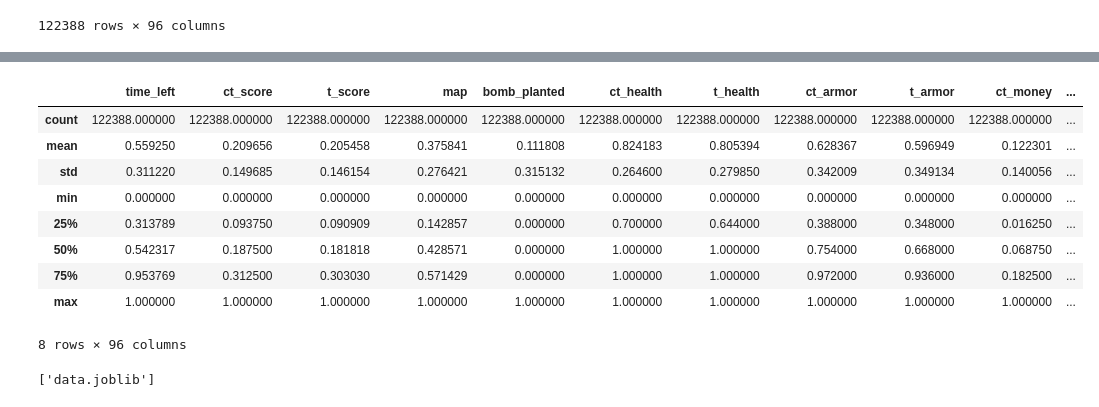
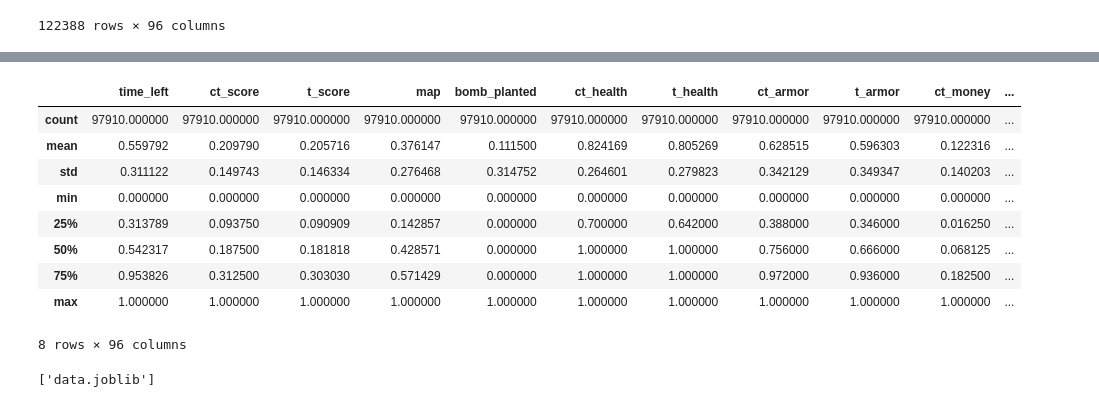
Before and after one commit to MATF-istrazivanje-podataka-1/2023_Data_Mining_Go_winner_Dataset, a Jupyter notebook: preprocessing_data.ipynb, the cells around one changed output, grey strips where cells are left out. Cells and saved outputs as stored; diff of their text form; code cells hidden in the pictures.

```diff
--- a/preprocessing_data.ipynb
+++ b/preprocessing_data.ipynb
@@ -79,5 +75,5 @@ False
 # %%
-Y = data['round_winner']
+y = data['round_winner']
 X = data.drop('round_winner', axis=1)
 feature_names = X.columns
 X.head()
@@ -128,6 +110,6 @@ Y.unique()
 # %% [output]
 array(['CT', 'T'], dtype=object)
 # %%
-Y.replace('CT', 0, inplace=True)
-Y.replace('T', 1, inplace=True)
+y.replace('CT', 0, inplace=True)
+y.replace('T', 1, inplace=True)
 # %%
@@ -186,0 +164,2 @@ X
+# %%
+X_train, X_test, y_train, y_test = train_test_split(X, y, test_size=0.2, random_state=55)
@@ -189,19 +184,23 @@ from sklearn.preprocessing import MinMaxScaler
 
 scaler = MinMaxScaler()
 
-X_scaled = scaler.fit_transform(X)
-X = pd.DataFrame(data=X_scaled, columns=X.columns)
+scaler.fit(X_train)
+X_train_scaled = scaler.transform(X_train)
+X_test_scaled = scaler.transform(X_test)
+
+X_train = pd.DataFrame(data=X_train_scaled, columns=X_train.columns)
+X_test = pd.DataFrame(data=X_test_scaled, columns=X_test.columns)
 # %%
-X.describe()
+X_train.describe()
 # %% [output]
 |  | time_left | ct_score | t_score | map | bomb_planted | ct_health | t_health | ct_armor | t_armor | ct_money | ... |
-| count | 122388.000000 | 122388.000000 | 122388.000000 | 122388.000000 | 122388.000000 | 122388.000000 | 122388.000000 | 122388.000000 | 122388.000000 | 122388.000000 | ... |
-| mean | 0.559250 | 0.209656 | 0.205458 | 0.375841 | 0.111808 | 0.824183 | 0.805394 | 0.628367 | 0.596949 | 0.122301 | ... |
-| std | 0.311220 | 0.149685 | 0.146154 | 0.276421 | 0.315132 | 0.264600 | 0.279850 | 0.342009 | 0.349134 | 0.140056 | ... |
+| count | 97910.000000 | 97910.000000 | 97910.000000 | 97910.000000 | 97910.000000 | 97910.000000 | 97910.000000 | 97910.000000 | 97910.000000 | 97910.000000 | ... |
+| mean | 0.559792 | 0.209790 | 0.205716 | 0.376147 | 0.111500 | 0.824169 | 0.805269 | 0.628515 | 0.596303 | 0.122316 | ... |
+| std | 0.311122 | 0.149743 | 0.146334 | 0.276468 | 0.314752 | 0.264601 | 0.279823 | 0.342129 | 0.349347 | 0.140203 | ... |
 | min | 0.000000 | 0.000000 | 0.000000 | 0.000000 | 0.000000 | 0.000000 | 0.000000 | 0.000000 | 0.000000 | 0.000000 | ... |
-| 25% | 0.313789 | 0.093750 | 0.090909 | 0.142857 | 0.000000 | 0.700000 | 0.644000 | 0.388000 | 0.348000 | 0.016250 | ... |
-| 50% | 0.542317 | 0.187500 | 0.181818 | 0.428571 | 0.000000 | 1.000000 | 1.000000 | 0.754000 | 0.668000 | 0.068750 | ... |
-| 75% | 0.953769 | 0.312500 | 0.303030 | 0.571429 | 0.000000 | 1.000000 | 1.000000 | 0.972000 | 0.936000 | 0.182500 | ... |
+| 25% | 0.313789 | 0.093750 | 0.090909 | 0.142857 | 0.000000 | 0.700000 | 0.642000 | 0.388000 | 0.346000 | 0.016250 | ... |
+| 50% | 0.542317 | 0.187500 | 0.181818 | 0.428571 | 0.000000 | 1.000000 | 1.000000 | 0.756000 | 0.666000 | 0.068125 | ... |
+| 75% | 0.953826 | 0.312500 | 0.303030 | 0.571429 | 0.000000 | 1.000000 | 1.000000 | 0.972000 | 0.936000 | 0.182500 | ... |
 | max | 1.000000 | 1.000000 | 1.000000 | 1.000000 | 1.000000 | 1.000000 | 1.000000 | 1.000000 | 1.000000 | 1.000000 | ... |
 8 rows × 96 columns
 # %%
```
Also changed, not shown: parts of 10 cells of this notebook, 4 other files.
